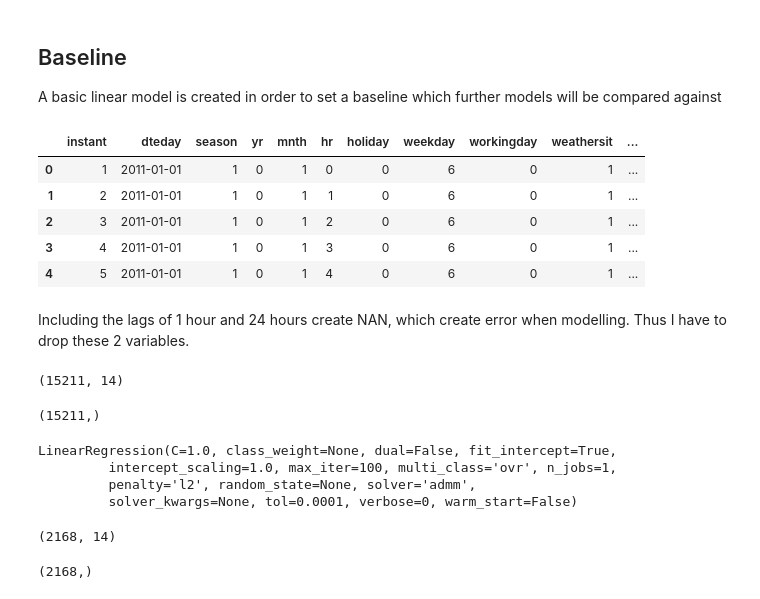
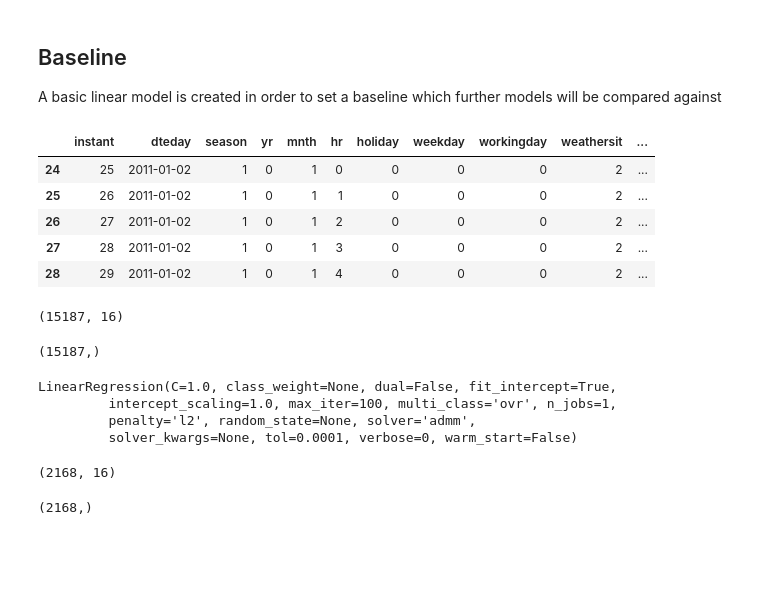
Before and after one commit to victorvu14/Victor_Vu_Dask, a Jupyter notebook: VictorVu_Dask.ipynb, the cells around one changed output. Cells and saved outputs as stored; diff of their text form; code cells hidden in the pictures; blank space fills up the shorter version.

```diff
--- a/VictorVu_Dask.ipynb
+++ b/VictorVu_Dask.ipynb
@@ -194,0 +197,3 @@ data.head()
+# %%
+data =data.dropna(how = 'any')
+data.head()
@@ -356,30 +368,26 @@ They all seem to be increasing and have some seasonality. I have tried to build
 A basic linear model is created in order to set a baseline which further models will be compared against
 # %%
 Base_data = data.categorize().compute()
-del Base_data["registered_1"]
-del Base_data["registered_24"]
 Base_data.head()
 # %% [output]
 |  | instant | dteday | season | yr | mnth | hr | holiday | weekday | workingday | weathersit | ... |
-| 0 | 1 | 2011-01-01 | 1 | 0 | 1 | 0 | 0 | 6 | 0 | 1 | ... |
-| 1 | 2 | 2011-01-01 | 1 | 0 | 1 | 1 | 0 | 6 | 0 | 1 | ... |
-| 2 | 3 | 2011-01-01 | 1 | 0 | 1 | 2 | 0 | 6 | 0 | 1 | ... |
-| 3 | 4 | 2011-01-01 | 1 | 0 | 1 | 3 | 0 | 6 | 0 | 1 | ... |
-| 4 | 5 | 2011-01-01 | 1 | 0 | 1 | 4 | 0 | 6 | 0 | 1 | ... |
+| 24 | 25 | 2011-01-02 | 1 | 0 | 1 | 0 | 0 | 0 | 0 | 2 | ... |
+| 25 | 26 | 2011-01-02 | 1 | 0 | 1 | 1 | 0 | 0 | 0 | 2 | ... |
+| 26 | 27 | 2011-01-02 | 1 | 0 | 1 | 2 | 0 | 0 | 0 | 2 | ... |
+| 27 | 28 | 2011-01-02 | 1 | 0 | 1 | 3 | 0 | 0 | 0 | 2 | ... |
+| 28 | 29 | 2011-01-02 | 1 | 0 | 1 | 4 | 0 | 0 | 0 | 2 | ... |
-# %% [markdown]
-Including the lags of 1 hour and 24 hours create NAN, which create error when modelling. Thus I have to drop these 2 variables.
 # %%
 X_train = Base_data.loc[Base_data["dteday"] < "2012-10-1"]
 del X_train["cnt"]
 del X_train["dteday"]
 X_train.values.shape
 # %% [output]
-(15211, 14)
+(15187, 16)
 # %%
 y_train = Base_data.loc[Base_data["dteday"] < "2012-10-1"]["cnt"]
 y_train.values.shape
 # %% [output]
-(15211,)
+(15187,)
 # %%
 from dask_ml.linear_model import LinearRegression
 lr = LinearRegression()
@@ -395,7 +403,7 @@ del X_test["cnt"]
 del X_test["dteday"]
 X_test.values.shape
 # %% [output]
-(2168, 14)
+(2168, 16)
 # %%
 y_test = Base_data.loc[Base_data["dteday"] >= "2012-10-1"]["cnt"]
 y_test.values.shape
```
Also changed, not shown: parts of 19 cells of this notebook.
